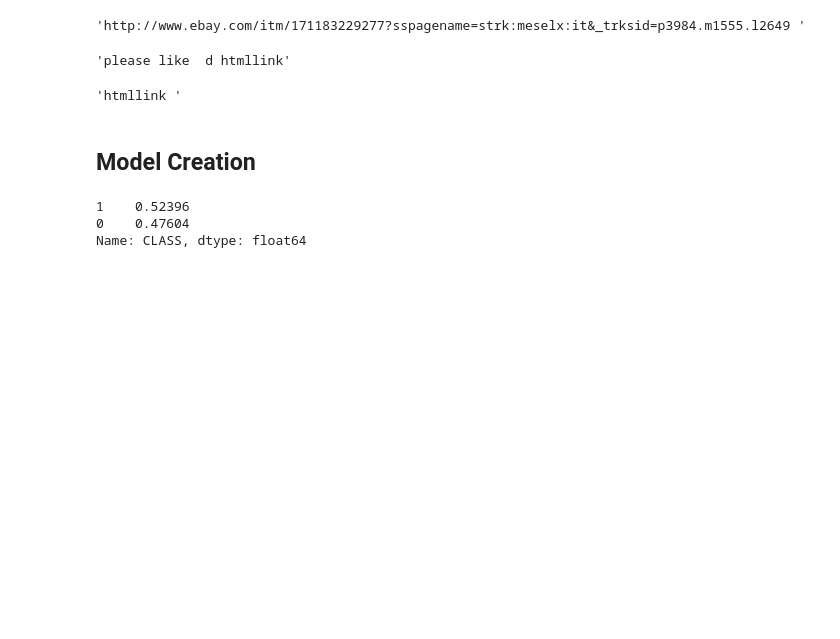
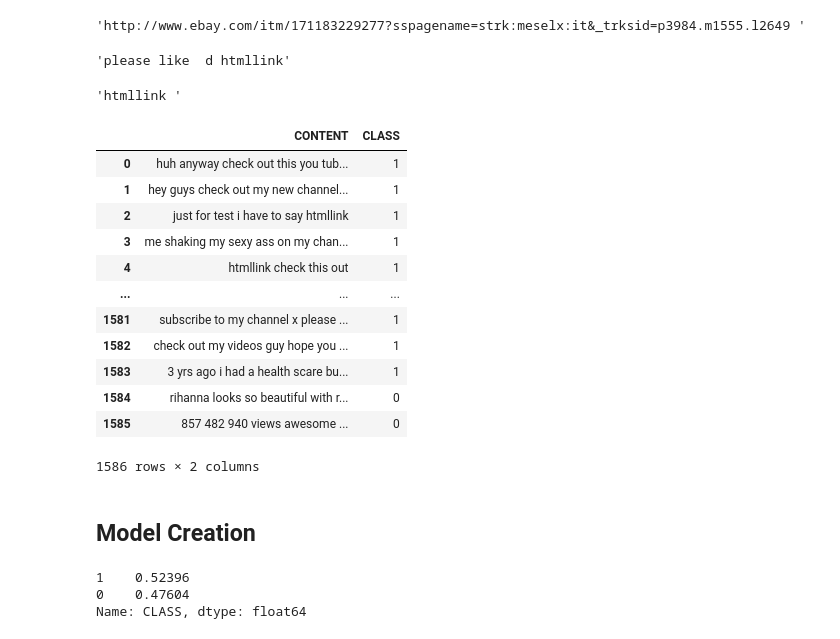
Before and after one commit to prathimacode-hub/DS-ScriptsNook, a Jupyter notebook: Machine Learning/Tutorials/YT comments classifier/model/ytCommentAnalyser_main.ipynb, the cells around one changed output. Drawn from its saved outputs; the diff is of its cells as text; code cells hidden in the pictures; blank space fills up the shorter version.

```diff
--- a/Machine Learning/Tutorials/YT comments classifier/model/ytCommentAnalyser(main).ipynb
+++ b/Machine Learning/Tutorials/YT comments classifier/model/ytCommentAnalyser_main.ipynb
@@ -122,6 +122,22 @@ df["CONTENT"][14]
 df["CONTENT"][17]
 # %% [output]
 'htmllink '
+# %%
+df
+# %% [output]
+|  | CONTENT | CLASS |
+| 0 | huh anyway check out this you tub... | 1 |
+| 1 | hey guys check out my new channel... | 1 |
+| 2 | just for test i have to say htmllink | 1 |
+| 3 | me shaking my sexy ass on my chan... | 1 |
+| 4 | htmllink check this out | 1 |
+| ... | ... | ... |
+| 1581 | subscribe to my channel x please ... | 1 |
+| 1582 | check out my videos guy hope you ... | 1 |
+| 1583 | 3 yrs ago i had a health scare bu... | 1 |
+| 1584 | rihanna looks so beautiful with r... | 0 |
+| 1585 | 857 482 940 views awesome ... | 0 |
+1586 rows × 2 columns
 # %% [markdown]
 ## Model Creation
 # %%
```
Also changed, not shown: 5 other files.
